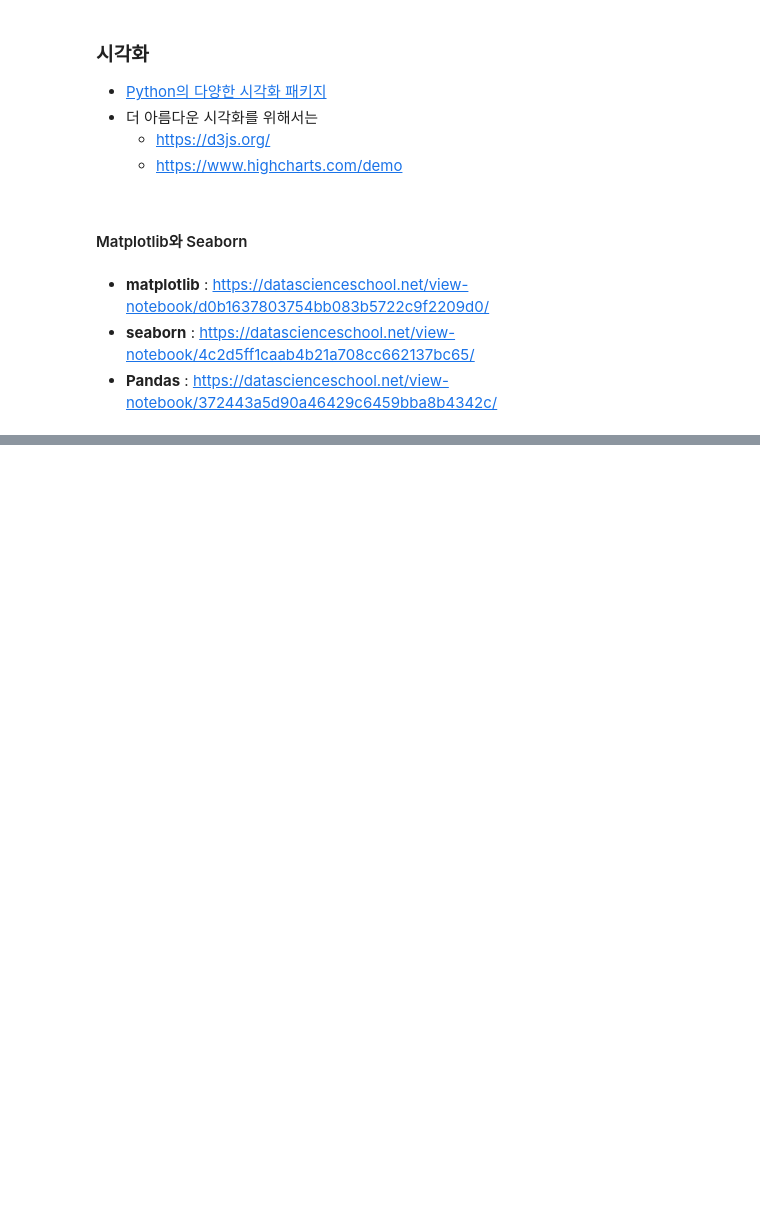
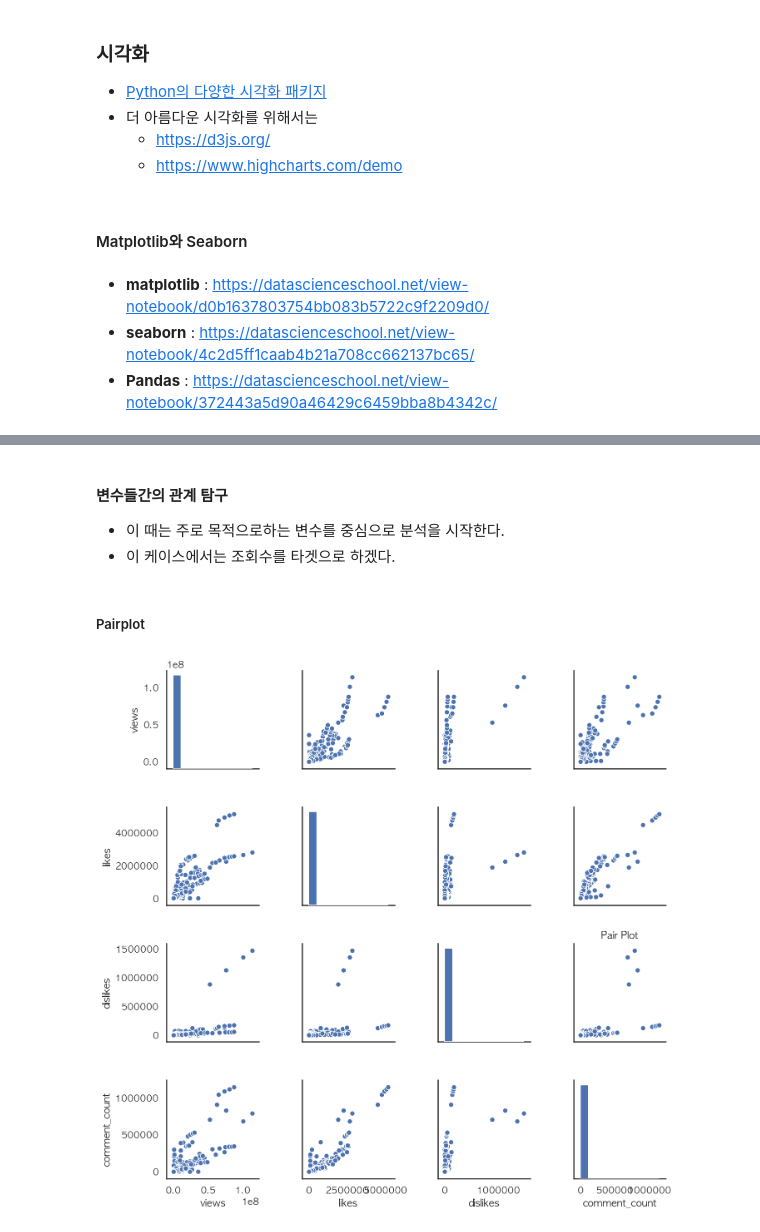
Before and after one commit to minus31/youtube_statistics, a Jupyter notebook: EDA.ipynb, the cells around one changed output, grey strips where cells are left out. Drawn from its saved outputs; the diff is of its cells as text; code cells hidden in the pictures; blank space fills up the shorter version.

```diff
--- a/EDA.ipynb
+++ b/EDA.ipynb
@@ -307,0 +276,13 @@ plt.show()
+# %% [markdown]
+#### 변수들간의 관계 탐구
+
+ - 이 때는 주로 목적으로하는 변수를 중심으로 분석을 시작한다.
+ - 이 케이스에서는 조회수를 타겟으로 하겠다.
+# %% [markdown]
+##### Pairplot
+# %%
+sns.pairplot(df[["views", "likes", "dislikes", "comment_count"]])
+plt.title("Pair Plot")
+plt.show()
+# %% [output]
+[figure, added]
```
Also changed, not shown: parts of 95 cells of this notebook.
